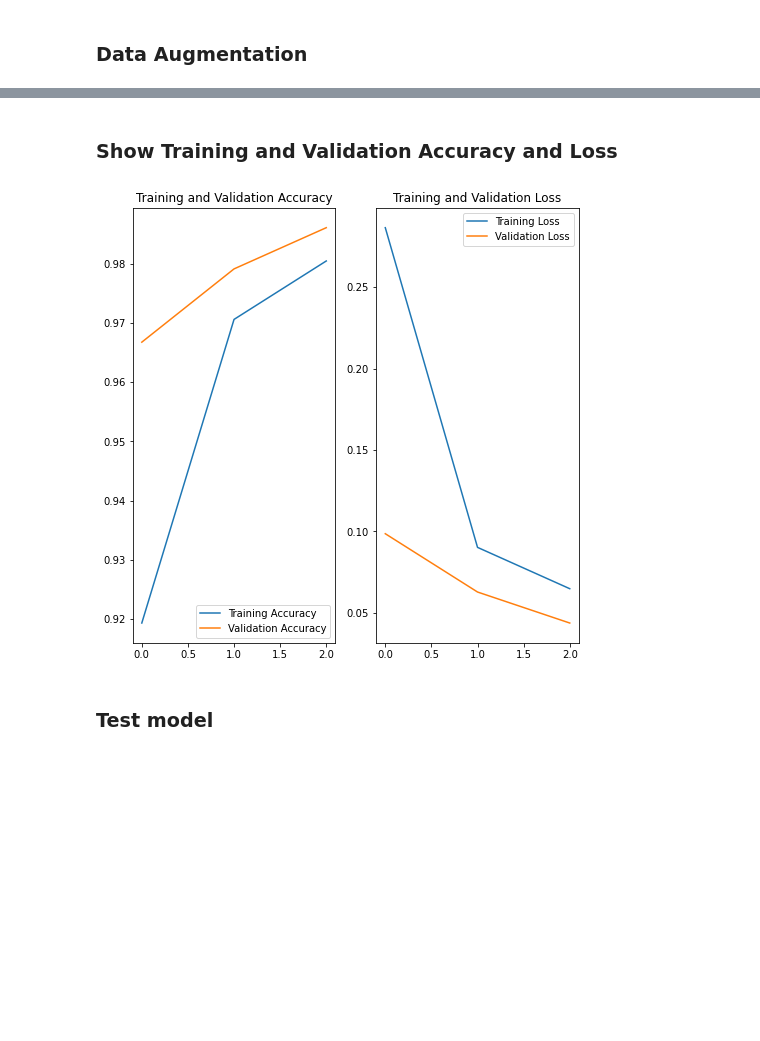
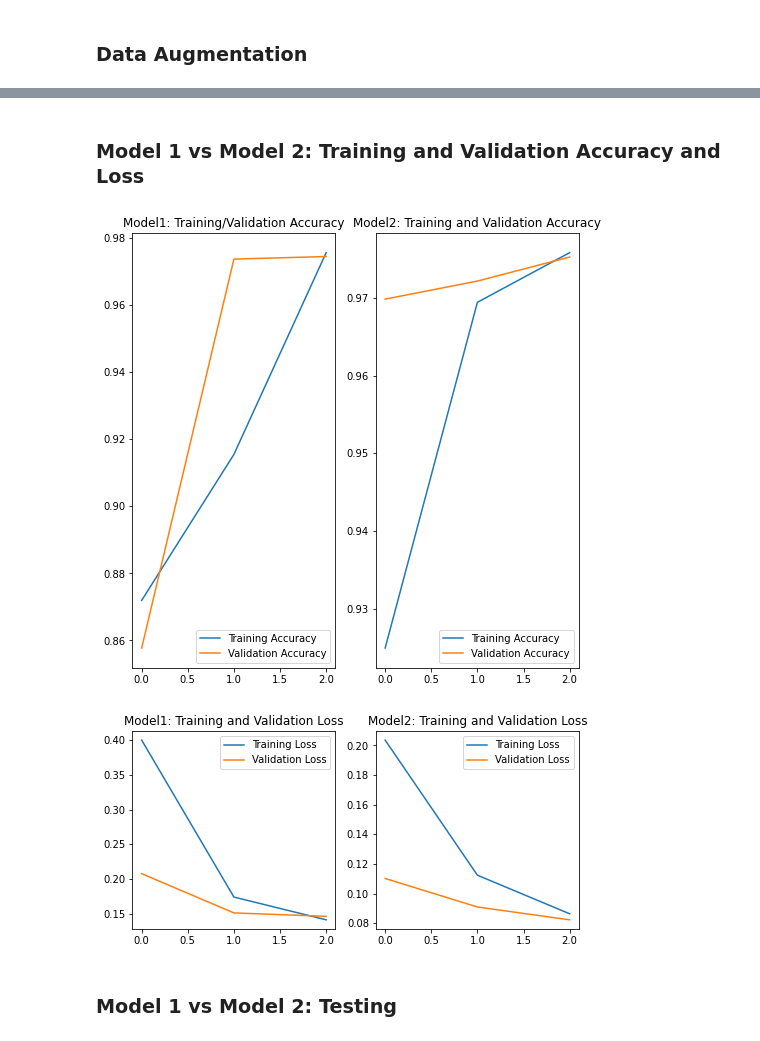
Before and after one commit to fdagher1/Face-Mask-Detection, a Jupyter notebook: FinalProject.ipynb, the cells around one changed output, grey strips where cells are left out. Saved outputs shown, nothing was run; the diff lists cells and outputs as text; code cells hidden in the pictures; blank space fills up the shorter version.

Commit message:
1- Added a sample print of an augmented photo:2- Added model 2, same as model 1, only 1 more convolutional and max pooling layers

```diff
--- a/FinalProject.ipynb
+++ b/FinalProject.ipynb
@@ -144,0 +169,20 @@ Epoch 3/3
+# %%
+model2=Sequential()
+model2.add(layers.experimental.preprocessing.Rescaling(scale=1./255,input_shape=(img_height,img_width,3)))
+model2.add(layers.Conv2D(16,(3,3),activation='relu',padding='same'))
+model2.add(layers.MaxPooling2D(pool_size=(2,2)))
+model2.add(layers.Conv2D(32,(3,3),activation='relu',padding='same'))
+model2.add(layers.MaxPooling2D(pool_size=(2,2)))
+model2.add(layers.Conv2D(64,(3,3),activation='relu',padding='same'))
+model2.add(layers.MaxPooling2D(pool_size=(2,2)))
+model2.add(layers.Flatten())
+model2.add(layers.Dropout(0.5))
+model2.add(layers.Dense(128,activation='relu'))
+#model.add(layers.BatchNormalization())
+model2.add(layers.Dense(1,activation='sigmoid'))
+
+model2.compile(loss='binary_crossentropy', optimizer='adam', metrics=['accuracy'])
+
+model2.summary()
+
+history2 = model2.fit_generator(datagenerator.flow(train_data, train_label,batch_size=batch_size), epochs=epochs, validation_data=(valid_data,valid_label))
@@ -145,31 +207,54 @@ Epoch 3/3
 # %% [markdown]
-### Show Training and Validation Accuracy and Loss
+### Model 1 vs Model 2: Training and Validation Accuracy and Loss
 # %%
 acc = history.history['accuracy']
 val_acc = history.history['val_accuracy']
 
+acc2 = history2.history['accuracy']
+val_acc2 = history2.history['val_accuracy']
+
 loss = history.history['loss']
 val_loss = history.history['val_loss']
+
+loss2 = history2.history['loss']
+val_loss2 = history2.history['val_loss']
 
 epochs_range = range(epochs)
 
 plt.figure(figsize=(8, 8))
+
 plt.subplot(1, 2, 1)
 plt.plot(epochs_range, acc, label='Training Accuracy')
 plt.plot(epochs_range, val_acc, label='Validation Accuracy')
 plt.legend(loc='lower right')
-plt.title('Training and Validation Accuracy')
+plt.title('Model1: Training/Validation Accuracy')
 
 plt.subplot(1, 2, 2)
+plt.plot(epochs_range, acc2, label='Training Accuracy')
+plt.plot(epochs_range, val_acc2, label='Validation Accuracy')
+plt.legend(loc='lower right')
+plt.title('Model2: Training and Validation Accuracy')
+
+plt.figure(figsize=(8, 8))
+
+plt.subplot(2, 2, 1)
 plt.plot(epochs_range, loss, label='Training Loss')
 plt.plot(epochs_range, val_loss, label='Validation Loss')
 plt.legend(loc='upper right')
-plt.title('Training and Validation Loss')
+plt.title('Model1: Training and Validation Loss')
+
+plt.subplot(2, 2, 2)
+plt.plot(epochs_range, loss2, label='Training Loss')
+plt.plot(epochs_range, val_loss2, label='Validation Loss')
+plt.legend(loc='upper right')
+plt.title('Model2: Training and Validation Loss')
+
 plt.show()
 # %% [output]
-[figure, old version]
+[figure, new version]
+[figure, added]
-# %% [markdown]
-### Test model
+# %% [markdown]
+### Model 1 vs Model 2: Testing
 # %%
 score, acc = model.evaluate(test_data, test_label, batch_size=100)
 print(acc)
```
Also changed, not shown: parts of 12 cells of this notebook.
